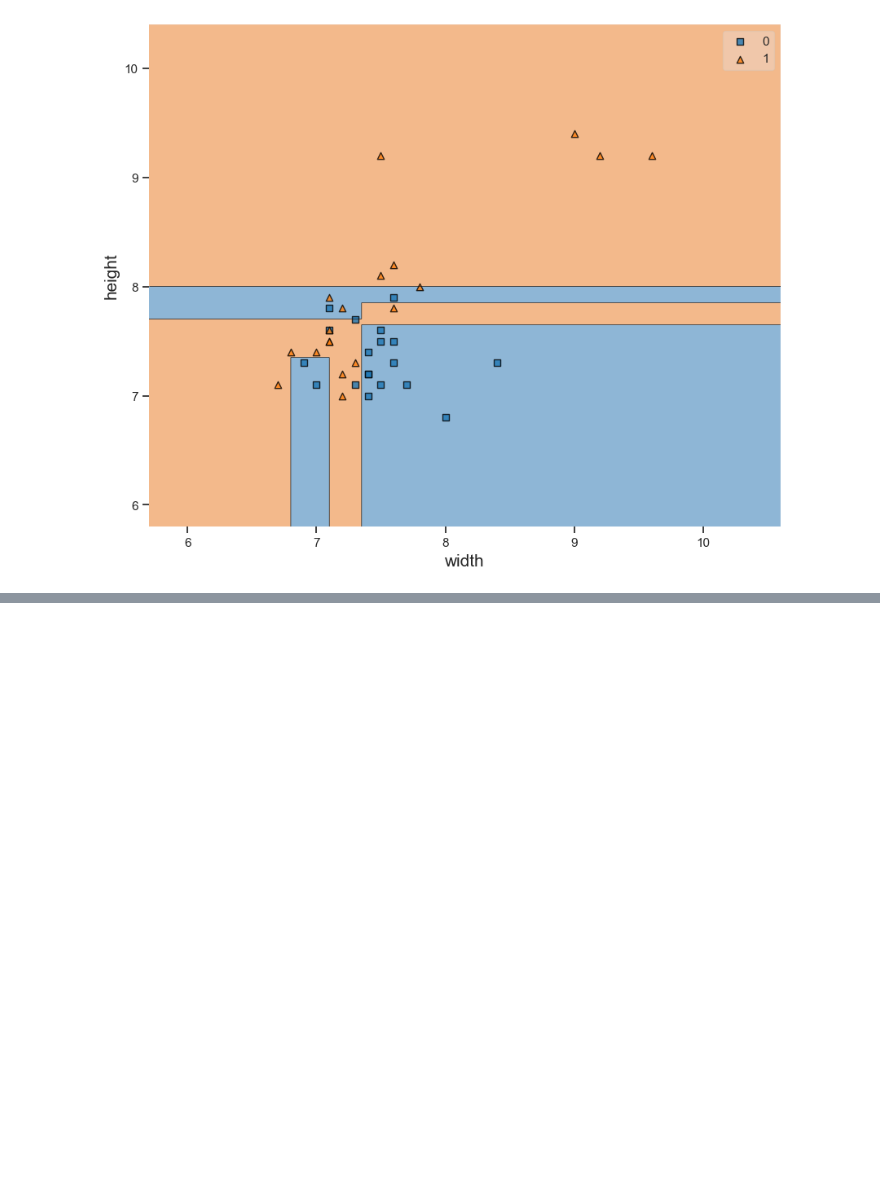
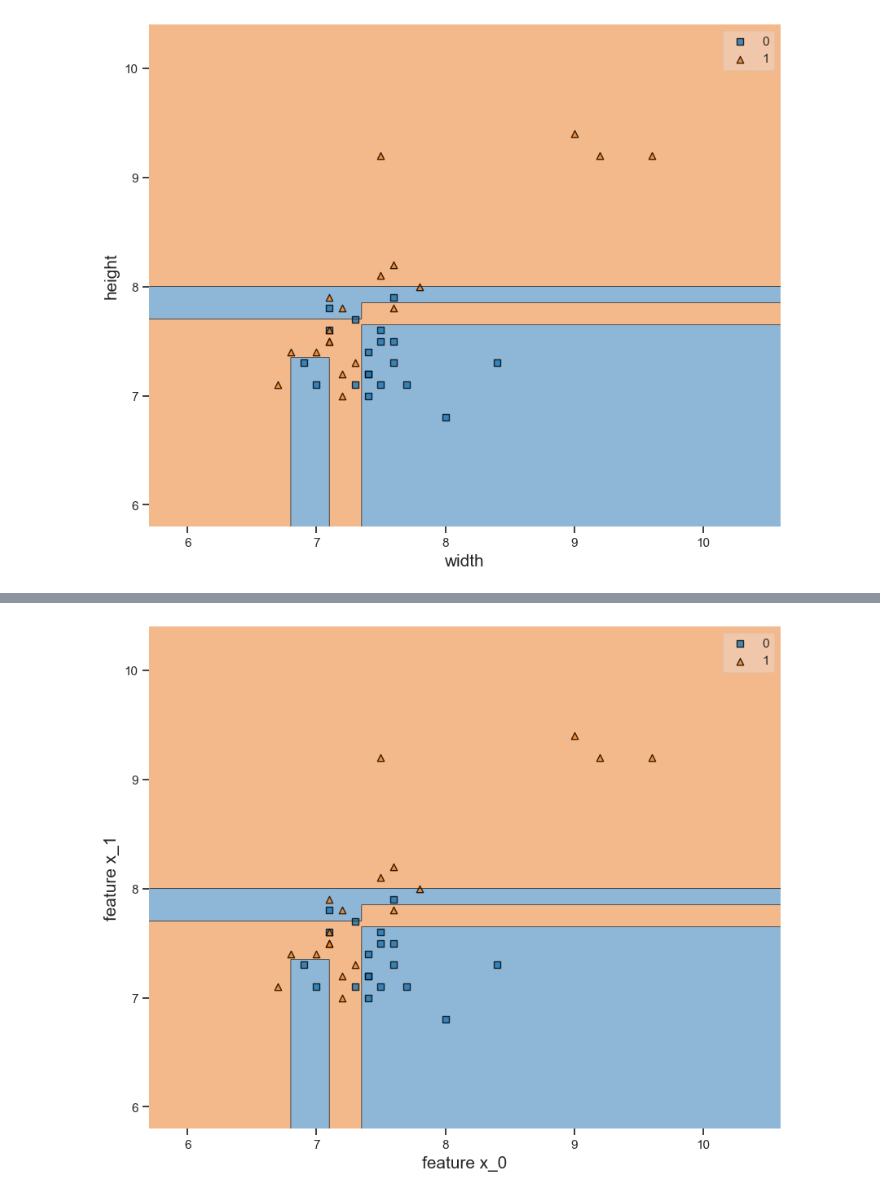
Before and after one commit to Kay-zttang/ML-Course-Notes, a Jupyter notebook: Lec9_The_Ensemble_Method/The_Ensamble_Method.ipynb, the cells around one changed output, grey strips where cells are left out. Cells and saved outputs as stored; diff of their text form; code cells hidden in the pictures; blank space fills up the shorter version.

```diff
--- a/Lec9_The_Ensemble_Method/The_Ensamble_Method.ipynb
+++ b/Lec9_The_Ensemble_Method/The_Ensamble_Method.ipynb
@@ -132,0 +131,33 @@ Using Titanic dataset from Kaggle to predict survive or dead.
+# %%
+from sklearn.model_selection import train_test_split
+from sklearn.metrics import classification_report
+from sklearn.ensemble import RandomForestClassifier
+
+X_train, X_test, y_train, y_test = train_test_split(X,
+                                                    y,
+                                                    test_size = 0.4,
+                                                    random_state = 42)
+
+
+tree_clf = DecisionTreeClassifier(max_depth=15, random_state=42)
+tree_clf.fit(X_train, y_train)
+tree_y_pred = tree_clf.predict(X_test)
+print(f"Tree Classification Report")
+print(classification_report(y_test, tree_y_pred), "\n")
+
+bag_clf = BaggingClassifier(DecisionTreeClassifier(max_depth=1, random_state=42),
+                            n_estimators = 500,
+                            bootstrap = True,
+                            n_jobs = -1)
+bag_clf.fit(X_train, y_train)
+bag_y_pred = bag_clf.predict(X_test)
+print(f"Bagging Classification Report")
+print(classification_report(y_test, bag_y_pred), "\n")
+
+forest_clf = RandomForestClassifier(max_depth = 1, n_estimators = 500,
+                                    bootstrap = True,
+                                    n_jobs = -1)
+forest_clf.fit(X_train, y_train)
+forest_y_pred = bag_clf.predict(X_test)
+print(f"Forest Classification Report")
+print(classification_report(y_test, forest_y_pred), "\n")
@@ -132,0 +182,9 @@ Using Titanic dataset from Kaggle to predict survive or dead.
+# %%
+plt.figure(figsize = (10, 8))
+plot_decision_regions(X, y, clf = tree_clf)
+plt.xlabel("feature x_0", fontsize = 15)
+plt.ylabel("feature x_1", fontsize = 15)
+plt.grid()
+plt.show()
+# %% [output]
+[figure, added]
```
Also changed, not shown: parts of 10 cells of this notebook.
